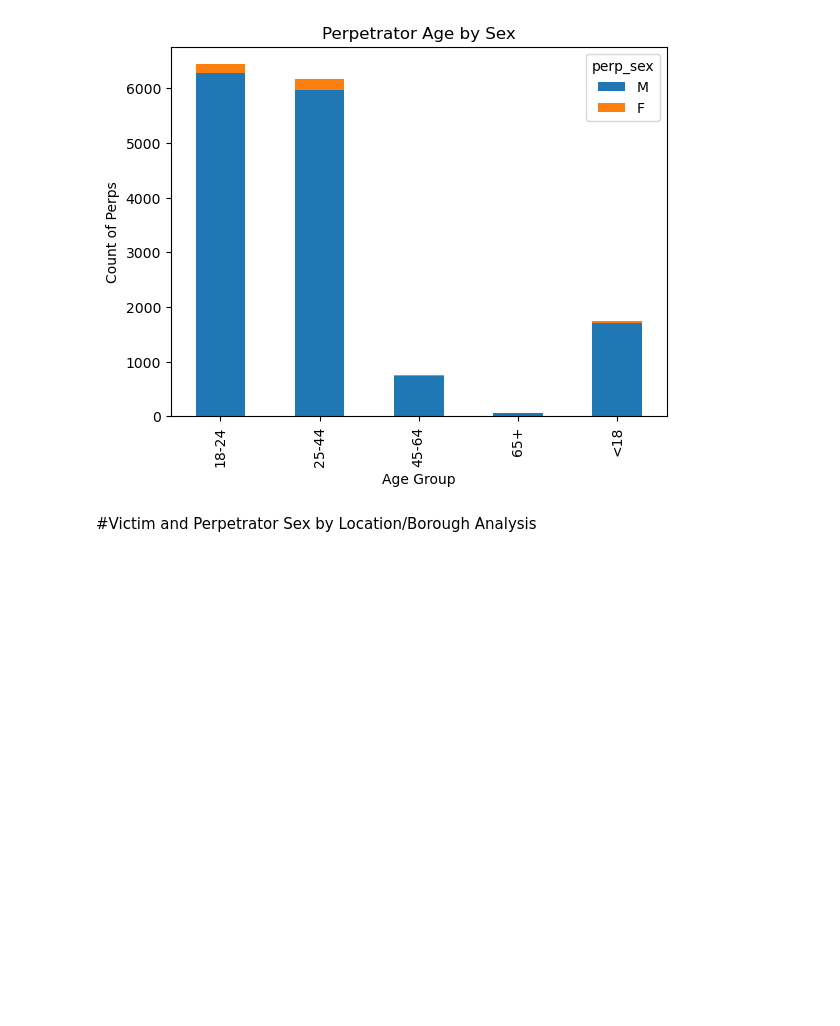
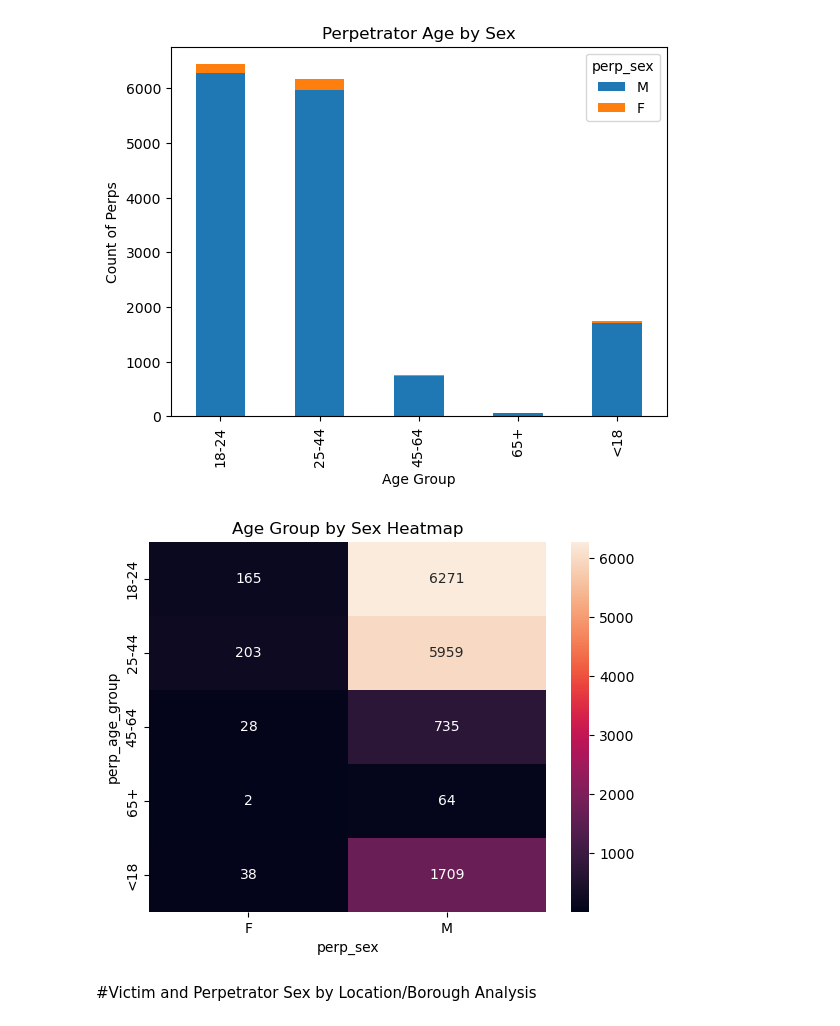
Before and after one commit to jenellecodes/NYC-Causes-of-Death-Analysis, a Jupyter notebook: notebooks/sarah_eda.ipynb, the cells around one changed output. Drawn from its saved outputs; the diff is of its cells as text; code cells hidden in the pictures; blank space fills up the shorter version.

Commit message:
further analysis using heatmap

```diff
--- a/notebooks/sarah_eda.ipynb
+++ b/notebooks/sarah_eda.ipynb
@@ -153,6 +154,21 @@ perp_age_group
 65+               64.0    2.0
 <18             1709.0   38.0
 [figure]
+# %%
+pivot_PERP = df.pivot_table(
+    index='perp_age_group',
+    columns='perp_sex',
+    aggfunc='size',
+    fill_value=0
+)
+pivot_PERP = pivot_PERP[pivot_PERP.index.isin(valid_ages)].reindex(columns=valid_sex, fill_value=0)
+
+ax = sns.heatmap(pivot_PERP, annot=True, fmt='d')
+
+ax.set_title("Age Group by Sex Heatmap")
+plt.show()
+# %% [output]
+[figure, added]
 # %% [markdown]
 #Victim and Perpetrator Sex by Location/Borough Analysis
 # %%
```
Also changed, not shown: parts of 1 cell of this notebook, 1 other file.
